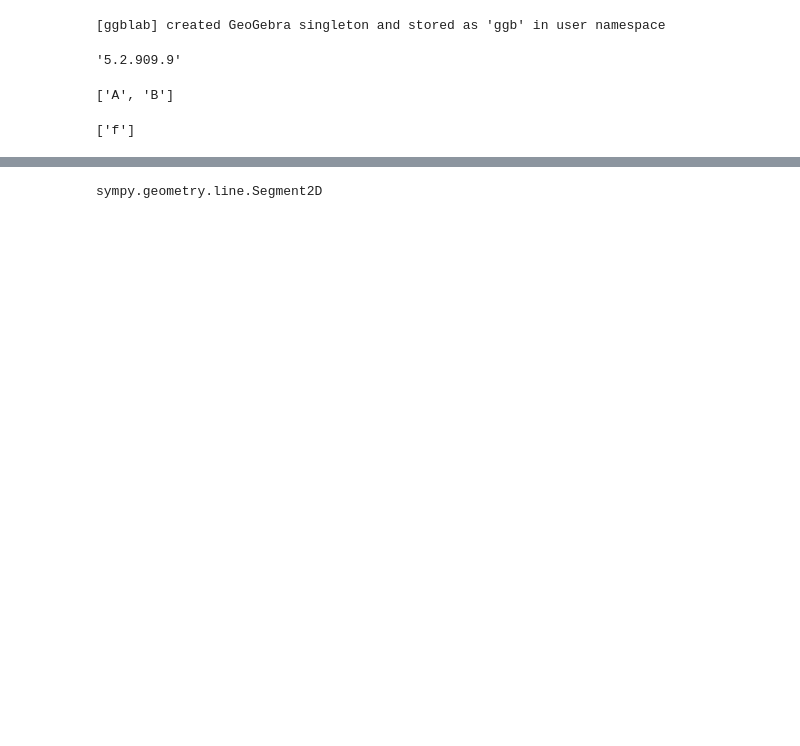
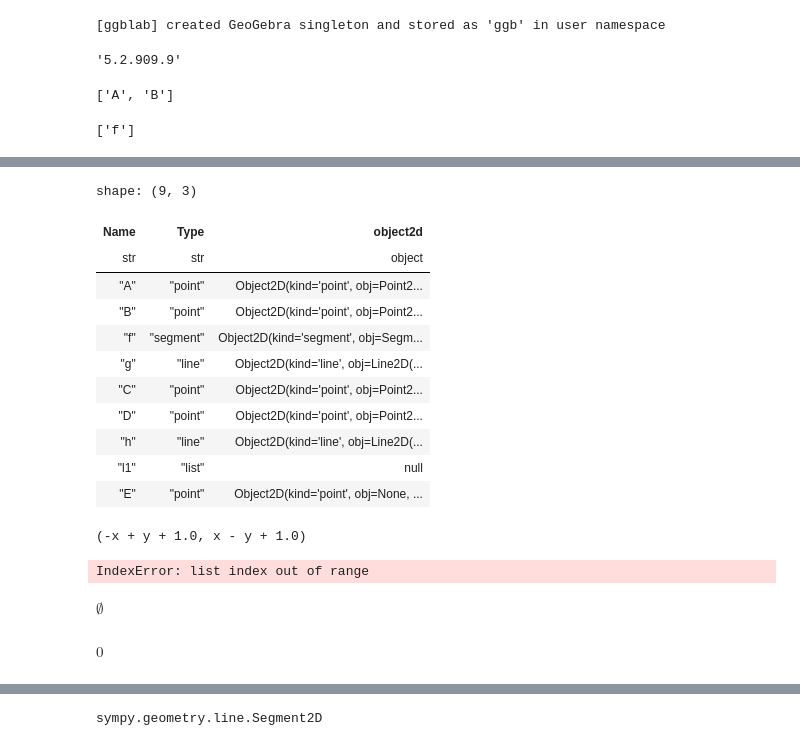
Before and after one commit to moyhig-ecs/ggblab, a Jupyter notebook: examples_by_dual_coding/eg00.ipynb, the cells around one changed output, grey strips where cells are left out. Cells and saved outputs as stored; diff of their text form; code cells hidden in the pictures; blank space fills up the shorter version.

```diff
--- a/examples_by_dual_coding/eg00.ipynb
+++ b/examples_by_dual_coding/eg00.ipynb
@@ -50,0 +150,16 @@ shape: (3, 4)
+# %%
+df2 = attach_object2d(df)
+df2["Name", "Type", "object2d"]
+# %% [output]
+shape: (9, 3)
+| Name | Type | object2d |
+| str | str | object |
+| "A" | "point" | Object2D(kind='point', obj=Point2... |
+| "B" | "point" | Object2D(kind='point', obj=Point2... |
+| "f" | "segment" | Object2D(kind='segment', obj=Segm... |
+| "g" | "line" | Object2D(kind='line', obj=Line2D(... |
+| "C" | "point" | Object2D(kind='point', obj=Point2... |
+| "D" | "point" | Object2D(kind='point', obj=Point2... |
+| "h" | "line" | Object2D(kind='line', obj=Line2D(... |
+| "l1" | "list" | null |
+| "E" | "point" | Object2D(kind='point', obj=None, ... |
@@ -50,0 +169,18 @@ shape: (3, 4)
+# %%
+l_1.equation().evalf(), l_2.equation().evalf()
+# %% [output]
+(-x + y + 1.0, x - y + 1.0)
+# %%
+p_1 = list(l_1.intersect(l_2).evalf())[0]
+p_1
+# %% [output]
+IndexError: list index out of range
+# %%
+s = linsolve((l_1.equation().evalf(), l_2.equation().evalf()), (x, y))
+s
+# %% [output]
+$\displaystyle \emptyset$
+# %%
+l_1.distance(p_1)
+# %% [output]
+$\displaystyle 0$
```
Also changed, not shown: parts of 47 cells of this notebook, 12 other files.
